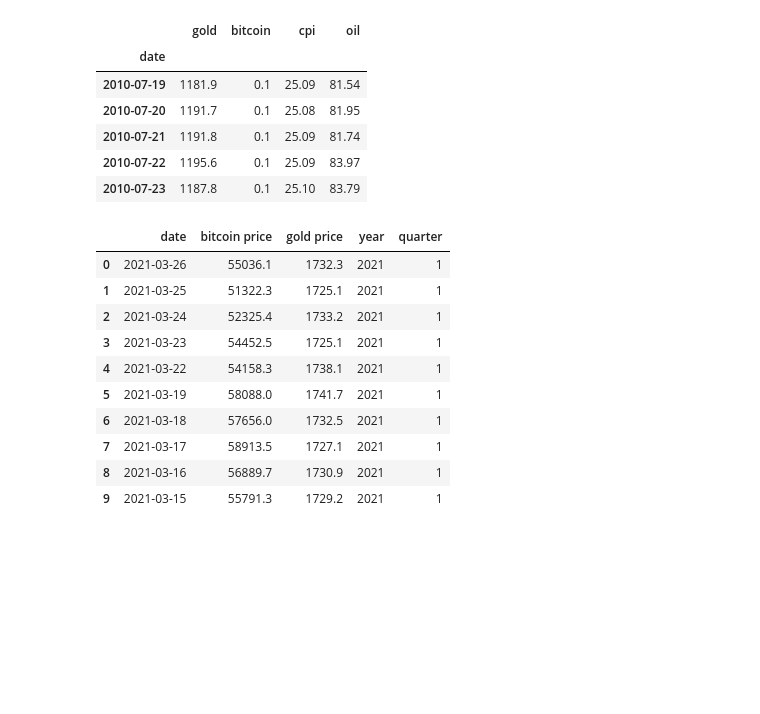
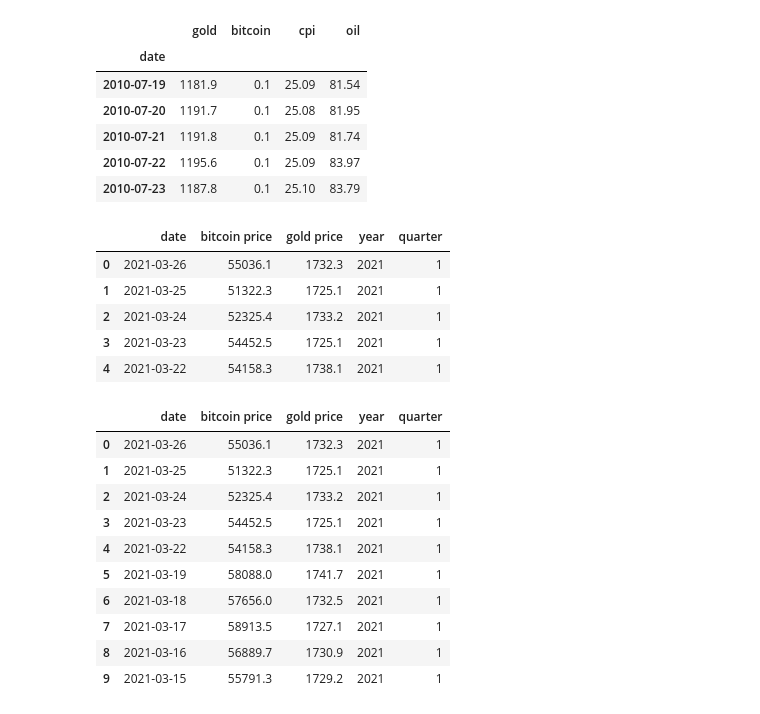
Before and after one commit to hanson0629/project1_repo, a Jupyter notebook: project1_draft.ipynb, the cells around one changed output. Drawn from its saved outputs; the diff is of its cells as text; code cells hidden in the pictures; blank space fills up the shorter version.

```diff
--- a/project1_draft.ipynb
+++ b/project1_draft.ipynb
@@ -164,6 +173,15 @@ join_all.head()
 | 2010-07-21 | 1191.8 | 0.1 | 25.09 | 81.74 |
 | 2010-07-22 | 1195.6 | 0.1 | 25.09 | 83.97 |
 | 2010-07-23 | 1187.8 | 0.1 | 25.10 | 83.79 |
+# %%
+join_gold.head()
+# %% [output]
+|  | date | bitcoin price | gold price | year | quarter |
+| 0 | 2021-03-26 | 55036.1 | 1732.3 | 2021 | 1 |
+| 1 | 2021-03-25 | 51322.3 | 1725.1 | 2021 | 1 |
+| 2 | 2021-03-24 | 52325.4 | 1733.2 | 2021 | 1 |
+| 3 | 2021-03-23 | 54452.5 | 1725.1 | 2021 | 1 |
+| 4 | 2021-03-22 | 54158.3 | 1738.1 | 2021 | 1 |
 # %%
 create_quarters(join_cpi)
 create_quarters(join_gold)
```
Also changed, not shown: parts of 1 cell of this notebook, 2 other files.
